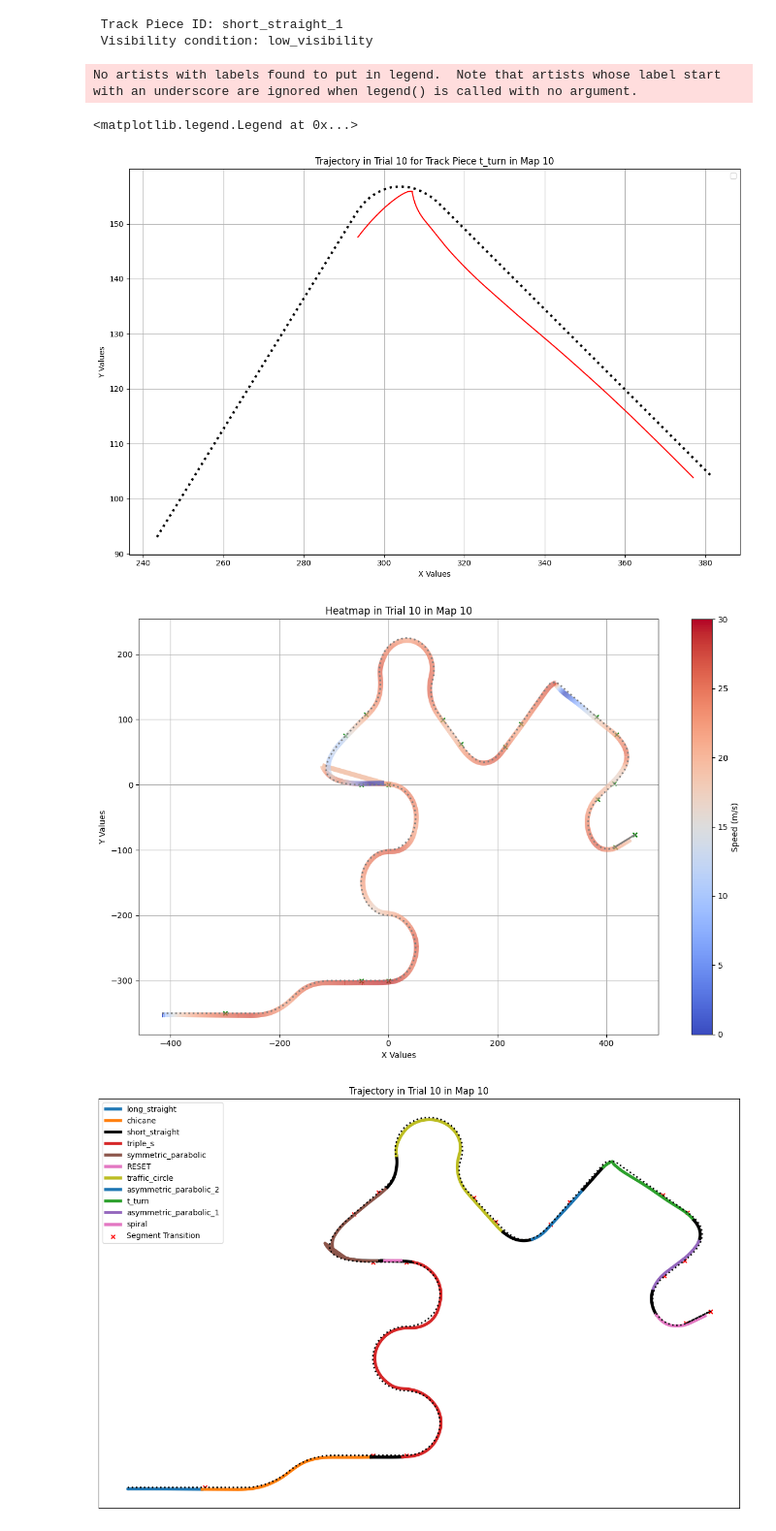
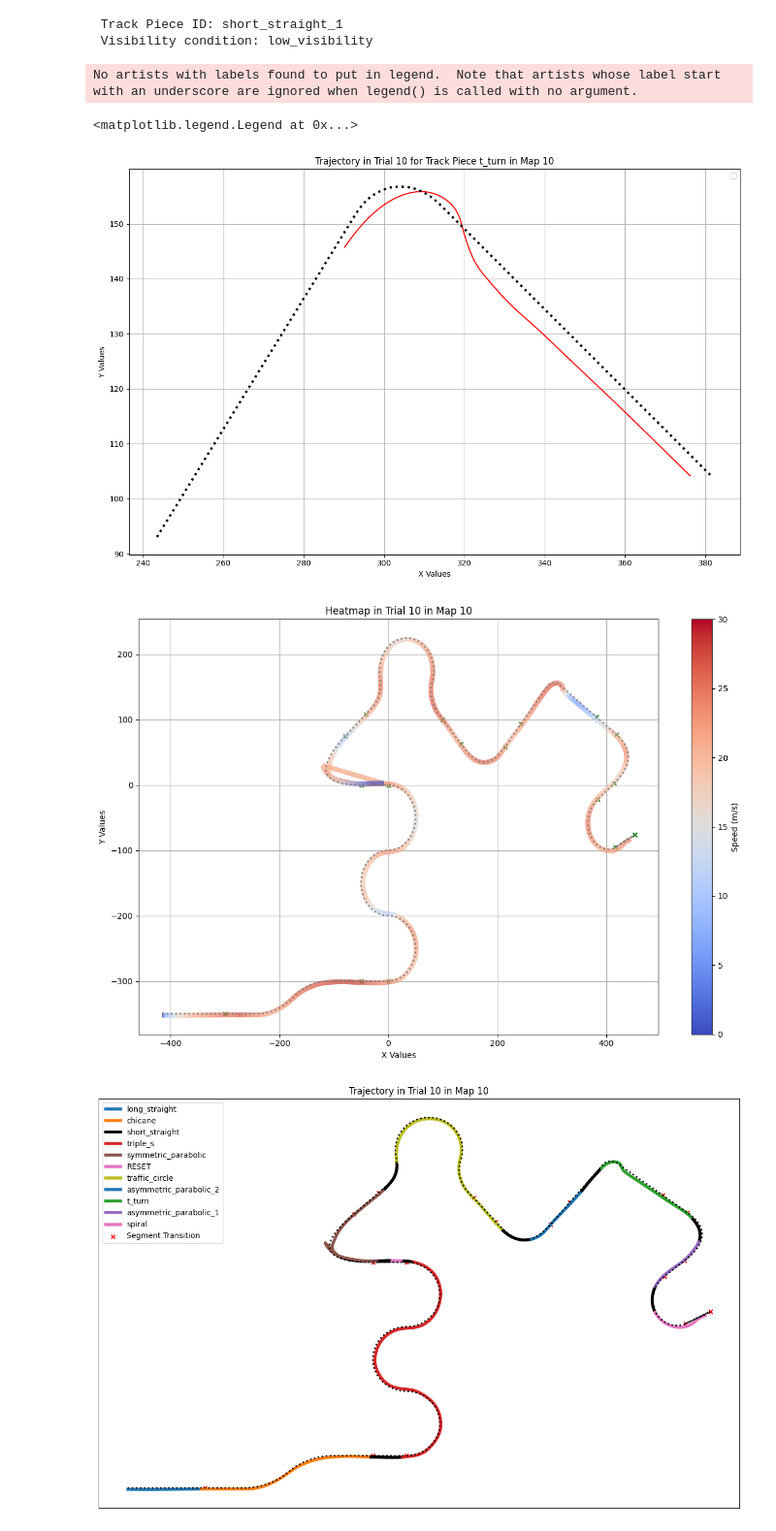
Before and after one commit to GraceRoessling/driving_exp_1_analyses, a Jupyter notebook: experiment_analyses/jupyter_notebooks/Get_subject_data.ipynb, the cells around one changed output. Shown at 97% size. Cells and saved outputs as stored; diff of their text form; code cells hidden in the pictures.

```diff
--- a/experiment_analyses/jupyter_notebooks/Get_subject_data.ipynb
+++ b/experiment_analyses/jupyter_notebooks/Get_subject_data.ipynb
@@ -27,7 +27,7 @@ trial_list = [0,1,2,3,4,5,6,7,8,9,10] # I use 0th based lists to index the trial
 
 # Pick a subject, and pick a trial number! -----------
 #subject_id = control_group_ids[7] # pick a subject
-subject_id = scrambled_landmarks_group_ids[12]
+subject_id = scrambled_landmarks_group_ids[14]
 #subject_id = scrambled_segments_group_ids[6]
 
 trial_number = 9
@@ -84,25 +84,25 @@ track_piece_trajectory = track_piece_object.trajectory_df
 # %%
 import matplotlib.pyplot as plt
 
 # Plot a trajectory for a single piece relative to its centerline (for Trials 1-10)
-track_camera_position_df = track_camera_position_df[0:470]
+track_camera_position_df = track_camera_position_df[0:490]
 plt.figure(figsize=(12, 8))
 plt.plot(track_camera_position_df['pos_x'], track_camera_position_df['pos_z'], color='r') # Plot trajectory
 #plt.plot(track_piece_trajectory['pos_x'], track_piece_trajectory['pos_z'], color='r') # Plot trajectory
 plt.plot(track_piece_center_x, track_piece_center_y, color='black',linestyle='dotted', lw=3) # Plot centerline
 
 # Plotting labels
 plt.title(f'Trajectory in Trial {trial_number + 1} for Track Piece {track_piece_object.id} in Map {trial_map_number}')
 plt.xlabel('X Values')
 plt.ylabel('Y Values')
 plt.grid(True)
 plt.tight_layout()
 plt.legend()
 # plt.show()
 # %% [output]
 No artists with labels found to put in legend.  Note that artists whose label start with an underscore are ignored when legend() is called with no argument.
 <matplotlib.legend.Legend at 0x...>
-[figure, old version]
+[figure, new version]
 # %%
 import matplotlib.pyplot as plt
 import matplotlib.colors as mcolors
@@ -178,7 +178,7 @@ plt.grid(True)
 plt.tight_layout()
 plt.show()
 # %% [output]
-[figure, old version]
+[figure, new version]
 # %%
 import matplotlib.pyplot as plt
 import dataframe_helper_functions
```
Also changed, not shown: 2 other files.
